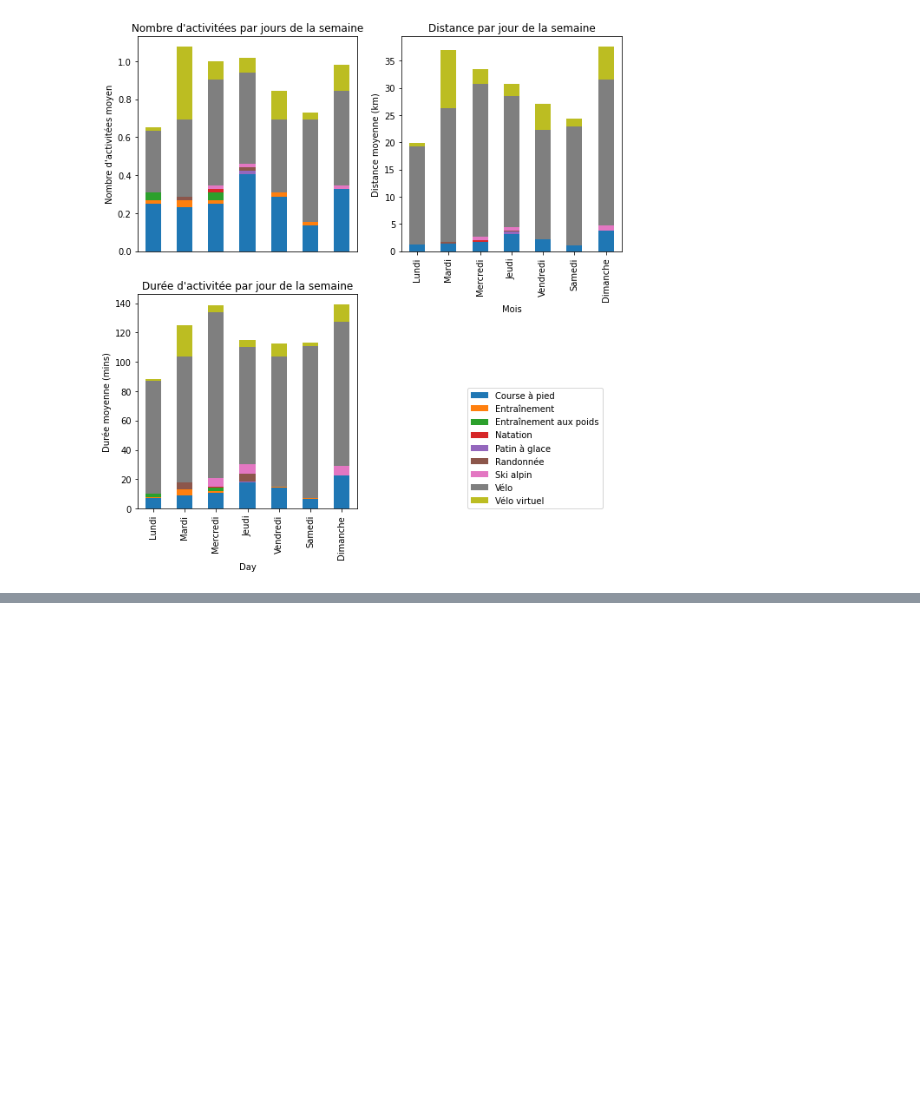
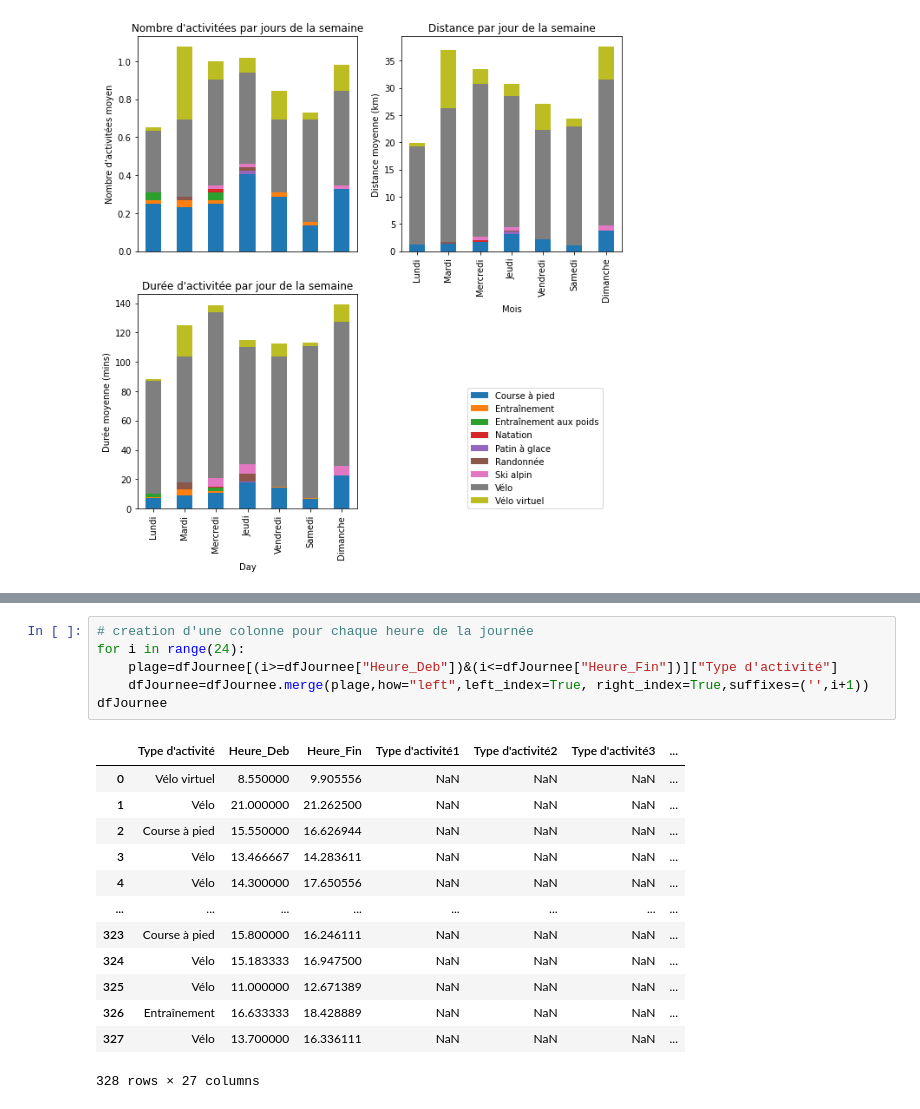
Before and after one commit to Ulysse3311/My-2020-in-sport, a Jupyter notebook: 2020 in sport Notebook.ipynb, the cells around one changed output, grey strips where cells are left out. Drawn from its saved outputs; the diff is of its cells as text; blank space fills up the shorter version.

```diff
--- a/2020 in sport Notebook.ipynb
+++ b/2020 in sport Notebook.ipynb
@@ -199,0 +215,20 @@ plt.legend(loc = (1.5 ,0), ncol=1);
+# %%
+# creation d'une colonne pour chaque heure de la journée
+for i in range(24):
+    plage=dfJournee[(i>=dfJournee["Heure_Deb"])&(i<=dfJournee["Heure_Fin"])]["Type d'activité"]
+    dfJournee=dfJournee.merge(plage,how="left",left_index=True, right_index=True,suffixes=('',i+1))
+dfJournee
+# %% [output]
+|  | Type d'activité | Heure_Deb | Heure_Fin | Type d'activité1 | Type d'activité2 | Type d'activité3 | ... |
+| 0 | Vélo virtuel | 8.550000 | 9.905556 | NaN | NaN | NaN | ... |
+| 1 | Vélo | 21.000000 | 21.262500 | NaN | NaN | NaN | ... |
+| 2 | Course à pied | 15.550000 | 16.626944 | NaN | NaN | NaN | ... |
+| 3 | Vélo | 13.466667 | 14.283611 | NaN | NaN | NaN | ... |
+| 4 | Vélo | 14.300000 | 17.650556 | NaN | NaN | NaN | ... |
+| ... | ... | ... | ... | ... | ... | ... | ... |
+| 323 | Course à pied | 15.800000 | 16.246111 | NaN | NaN | NaN | ... |
+| 324 | Vélo | 15.183333 | 16.947500 | NaN | NaN | NaN | ... |
+| 325 | Vélo | 11.000000 | 12.671389 | NaN | NaN | NaN | ... |
+| 326 | Entraînement | 16.633333 | 18.428889 | NaN | NaN | NaN | ... |
+| 327 | Vélo | 13.700000 | 16.336111 | NaN | NaN | NaN | ... |
+328 rows × 27 columns
```
Also changed, not shown: parts of 6 cells of this notebook.
